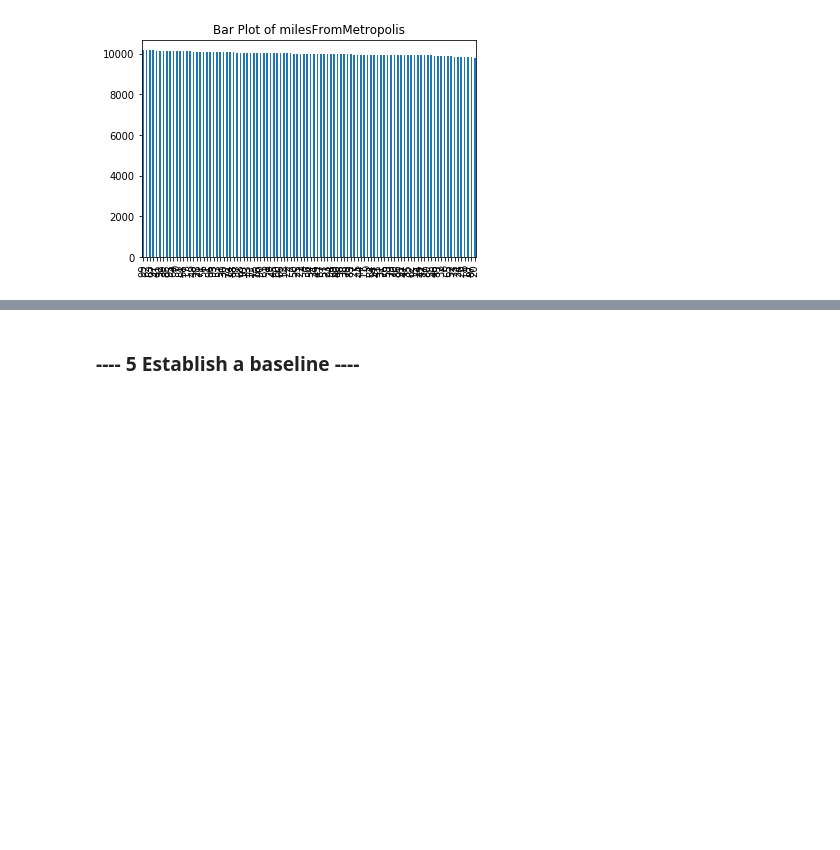
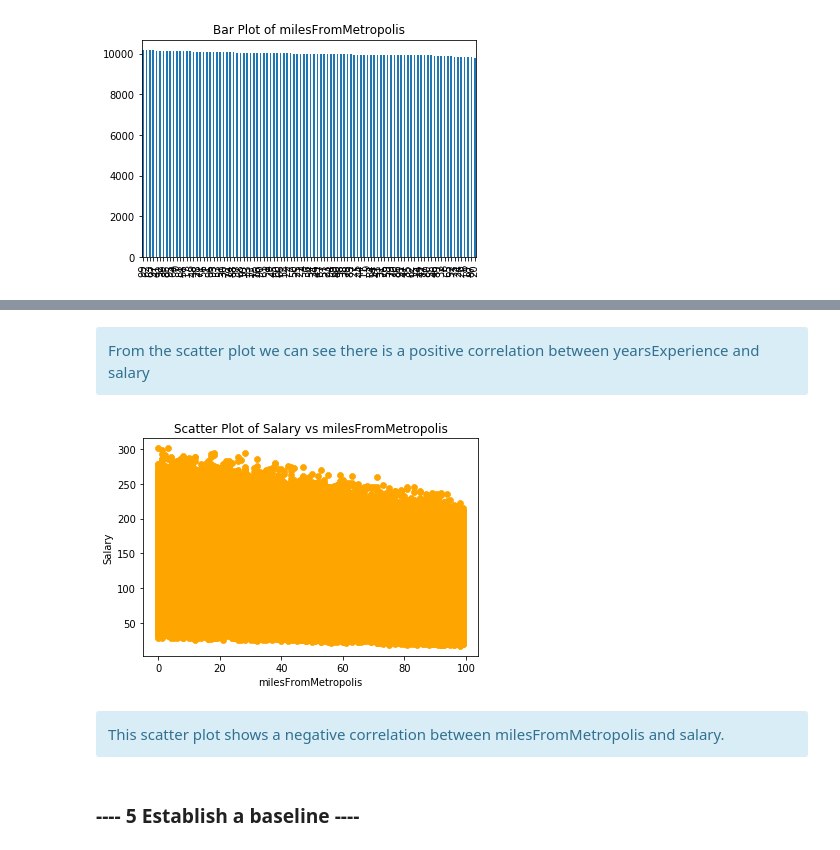
Before and after one commit to cdean4/salary-prediction-portfolio, a Jupyter notebook: SalaryProject.ipynb, the cells around one changed output, grey strips where cells are left out. Saved outputs shown, nothing was run; the diff lists cells and outputs as text; code cells hidden in the pictures; blank space fills up the shorter version.

```diff
--- a/SalaryProject.ipynb
+++ b/SalaryProject.ipynb
@@ -364,3 +377,23 @@ data_train.milesFromMetropolis.value_counts().plot(kind='bar', title='Bar Plot o
+# %% [markdown]
+<div class="alert alert-block alert-info">
+From the scatter plot we can see there is a positive correlation between yearsExperience and salary
+</div>
+# %%
+# Plot salary vs milesFromMetropolis and visually check for any correlation
+x2 = data_train.milesFromMetropolis
+y = data_train.salary
+
+plt.scatter(x2,y, marker='8', color = 'orange')
+plt.title("Scatter Plot of Salary vs milesFromMetropolis")
+plt.xlabel("milesFromMetropolis")
+plt.ylabel("Salary")
+plt.show()
+# %% [output]
+[figure, added]
+# %% [markdown]
+<div class="alert alert-block alert-info">
+This scatter plot shows a negative correlation between milesFromMetropolis and salary.
+</div>
 # %% [markdown]
 ### ---- 5 Establish a baseline ----
 # %%
```
Also changed, not shown: parts of 8 cells of this notebook.
